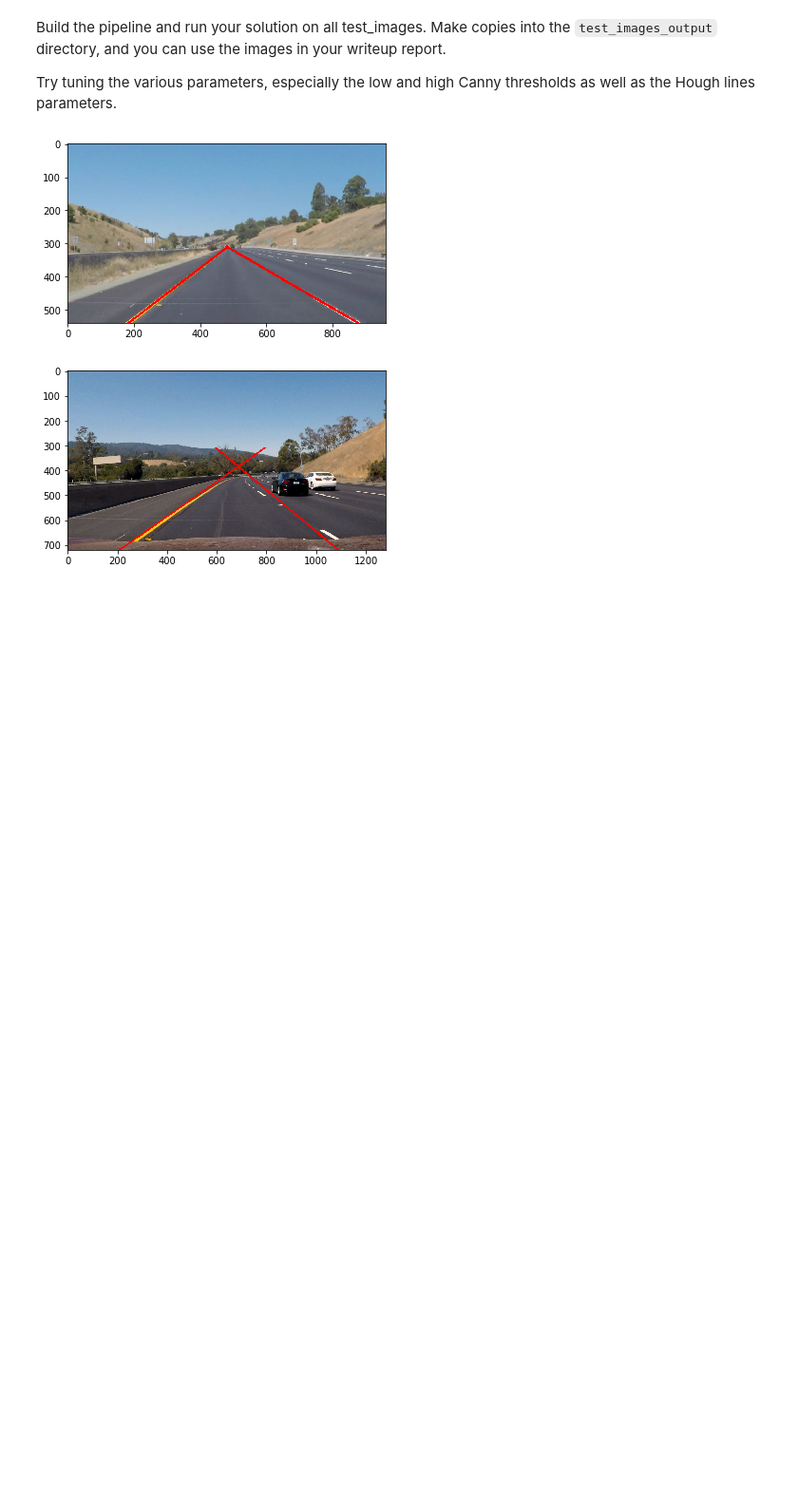
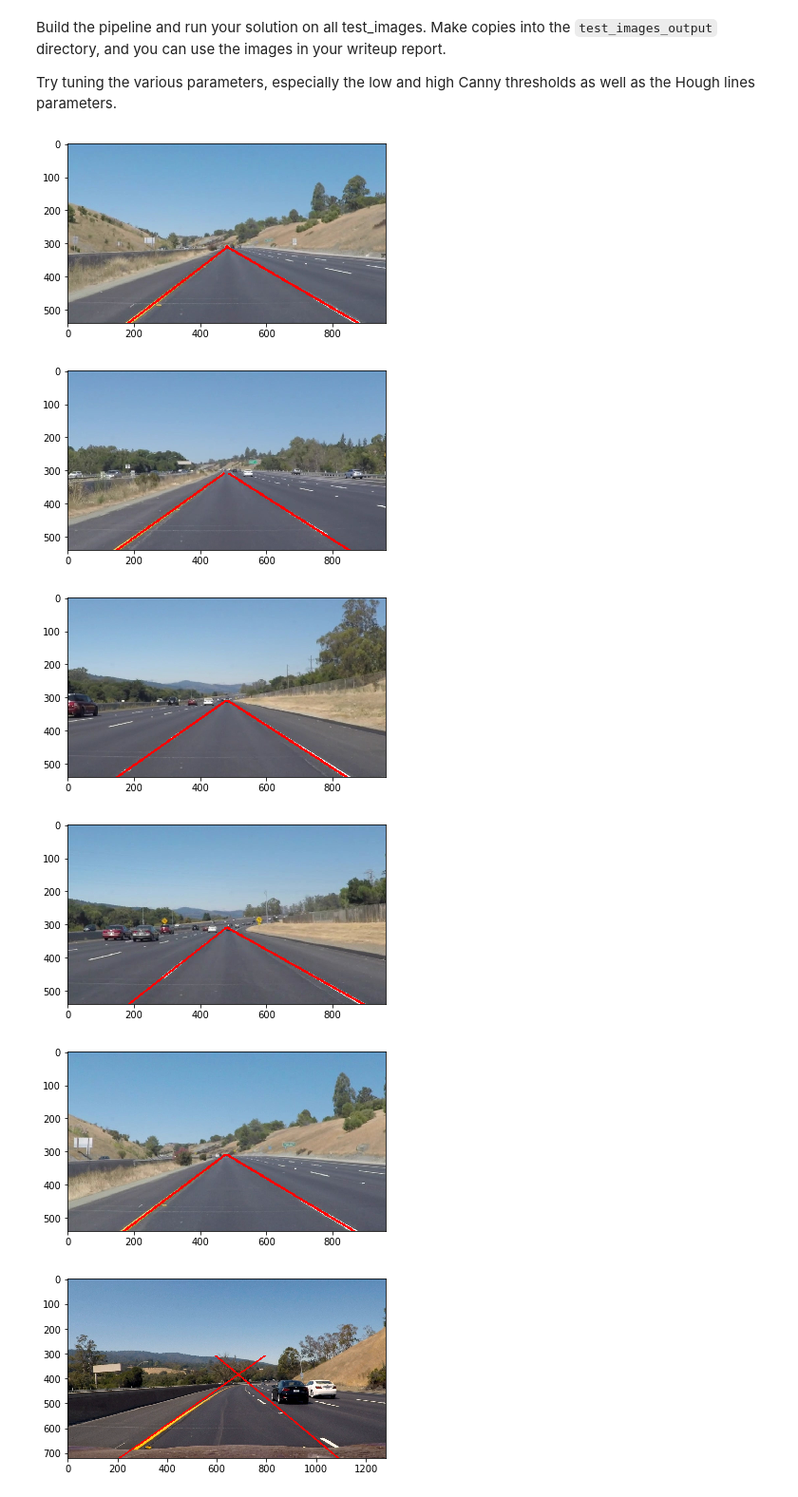
Before and after one commit to ThomasHenckel/Learning, a Jupyter notebook: P1.ipynb, the cells around one changed output. Shown: that part at 95% size. Cells and saved outputs as stored; diff of their text form; code cells hidden in the pictures; blank space fills up the shorter version.

```diff
--- a/P1.ipynb
+++ b/P1.ipynb
@@ -196,8 +200,8 @@ Build the pipeline and run your solution on all test_images. Make copies into th
 
 Try tuning the various parameters, especially the low and high Canny thresholds as well as the Hough lines parameters.
 # %%
-def get_fittet_line(edges,vertices,img):
-    masked_edges = region_of_interest(edges, vertices)
+def get_fittet_line(edges,vertices,img,Horizontal_cut):
+    masked_edges = region_of_interest(edges, vertices,)
 
     # Define the Hough transform parameters
     # Make a blank the same size as our image to draw on
@@ -233,7 +237,7 @@ def get_fittet_line(edges,vertices,img):
     slope = vy / vx
     intercept = y - (slope * x)
     startY = Horizontal_cut
-    endY = imshape[1]
+    endY = img.shape[1]
     startX = (startY - intercept) / slope
     endX = (endY - intercept) / slope
     line = [[[int(startX[0]),startY, int(endX[0]), endY]]]
@@ -264,12 +268,12 @@ def find_lane_lines(image):
     ## Find and add left lane line
     vertices = np.array([[(0,imshape[0]), (imshape[1]/2, Horizontal_cut), (imshape[1]/2,imshape[0])]], dtype=np.int32)
 
-    left_line = get_fittet_line(edges,vertices,image)
+    left_line = get_fittet_line(edges,vertices,image,Horizontal_cut)
 
     ## Find and add right lane line
     vertices = np.array([[(imshape[1]/2,imshape[0]), (imshape[1]/2, Horizontal_cut), (imshape[1],imshape[0])]], dtype=np.int32)
 
-    right_line = get_fittet_line(edges,vertices,image)
+    right_line = get_fittet_line(edges,vertices,image,Horizontal_cut)
 
     if left_line is not None:
         draw_lines(image, left_line, color=[255, 0, 0], thickness=5)
@@ -280,14 +284,18 @@ def find_lane_lines(image):
     return image
 # %%
 images_path = os.listdir("test_images/")
-for image_path in images_path[:1]:
+for image_path in images_path[:5]:
     # Read in and grayscale the image
     image = mpimg.imread("test_images/"+image_path)
     image = find_lane_lines(image)
     plt.imshow(image)
     plt.show()
 # %% [output]
 [figure]
+[figure, added]
+[figure, added]
+[figure, added]
+[figure, added]
 # %%
 clip1 = VideoFileClip("test_videos/challenge.mp4").subclip(0,1)
 res = find_lane_lines(clip1.get_frame(0.1))
```
Also changed, not shown: parts of 7 cells of this notebook.
